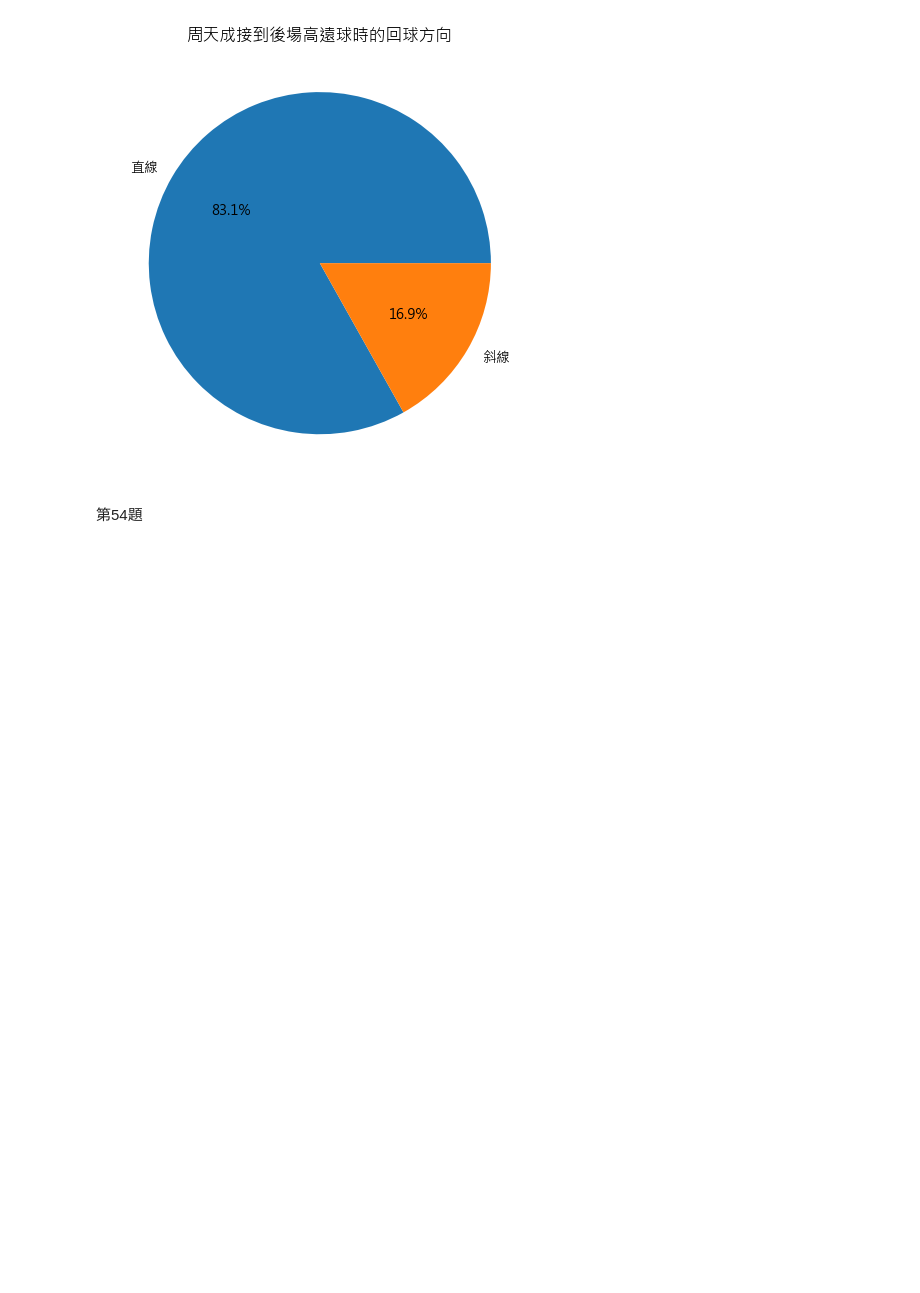
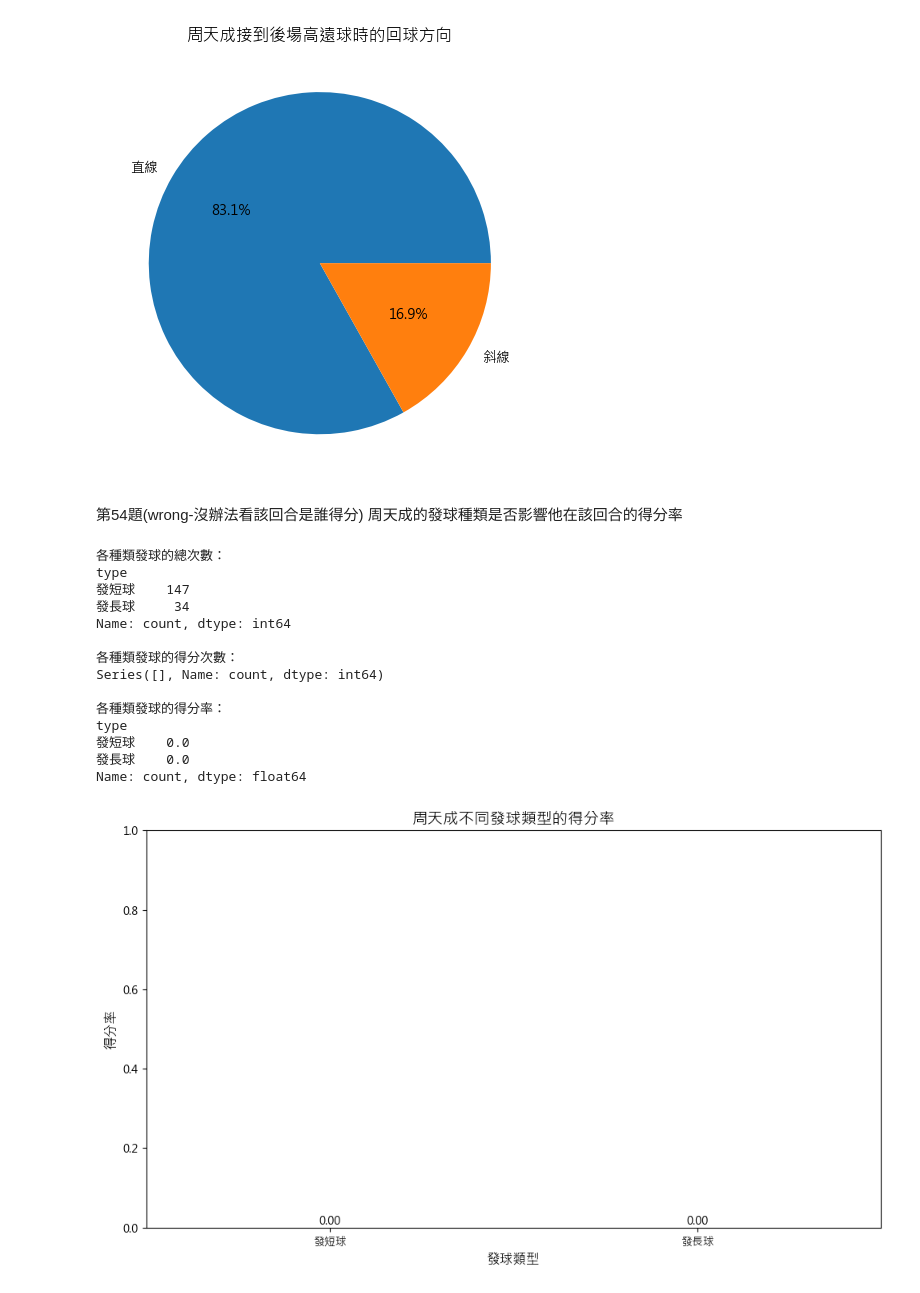
Before and after one commit to DanielTeng0811/BadmintonAI, a Jupyter notebook: question_ans_final.ipynb, the cells around one changed output. Saved outputs shown, nothing was run; the diff lists cells and outputs as text; code cells hidden in the pictures; blank space fills up the shorter version.

```diff
--- a/question_ans_final.ipynb
+++ b/question_ans_final.ipynb
@@ -3054,4 +3054,71 @@ See the caveats in the documentation: https://pandas.pydata.org/pandas-docs/stab
   relevant_df['shot_direction'] = relevant_df.apply(shot_direction, axis=1)
 [figure]
 # %% [markdown]
-第54題
+第54題(wrong-沒辦法看該回合是誰得分)
+周天成的發球種類是否影響他在該回合的得分率
+# %%
+import pandas as pd
+import matplotlib.pyplot as plt
+import platform
+
+# 字體設定
+s = platform.system()
+plt.rcParams['font.sans-serif'] = ['Arial Unicode MS', 'PingFang TC'] if s=='Darwin' else ['Microsoft JhengHei', 'SimHei'] if s=='Windows' else ['WenQuanYi Zen Hei']
+plt.rcParams['axes.unicode_minus'] = False
+
+# 確保數據集非空
+if len(df) > 0:
+    # 過濾出周天成的發球情況
+    chou_serves = df[(df['player'] == 'CHOU Tien Chen') & (df['type'].isin(['發短球', '發長球']))]
+
+    # 計算各發球類型的總次數
+    serve_counts = chou_serves['type'].value_counts()
+
+    # 計算各發球類型下的得分次數
+    successful_serves = chou_serves[chou_serves['getpoint_player'] == 'CHOU Tien Chen']['type'].value_counts()
+
+    # 計算得分率
+    serve_success_rate = (successful_serves / serve_counts).fillna(0)  # Fillna to handle division by zero
+
+    # 打印計算詳細
+    print("各種類發球的總次數：")
+    print(serve_counts)
+    print("\n各種類發球的得分次數：")
+    print(successful_serves)
+    print("\n各種類發球的得分率：")
+    print(serve_success_rate)
+
+    # 視覺化結果
+    fig, ax = plt.subplots(figsize=(10, 6))
+    serve_success_rate.plot(kind='bar', color='skyblue', ax=ax)
+
+    # 添加數值標籤
+    for i in ax.containers:
+        ax.bar_label(i, fmt='%.2f')
+
+    # 圖表標題和標籤
+    ax.set_title('周天成不同發球類型的得分率', fontsize=14)
+    ax.set_xlabel('發球類型', fontsize=12)
+    ax.set_ylabel('得分率', fontsize=12)
+    ax.set_ylim(0, 1)
+    plt.xticks(rotation=0)
+    plt.tight_layout()
+
+    # 確認圖形生成
+    fig
+# %% [output]
+各種類發球的總次數：
+type
+發短球    147
+發長球     34
+Name: count, dtype: int64
+
+各種類發球的得分次數：
+Series([], Name: count, dtype: int64)
+
+各種類發球的得分率：
+type
+發短球    0.0
+發長球    0.0
+Name: count, dtype: float64
+[figure, added]
```
Also changed, not shown: parts of 12 cells of this notebook, 3 other files.
